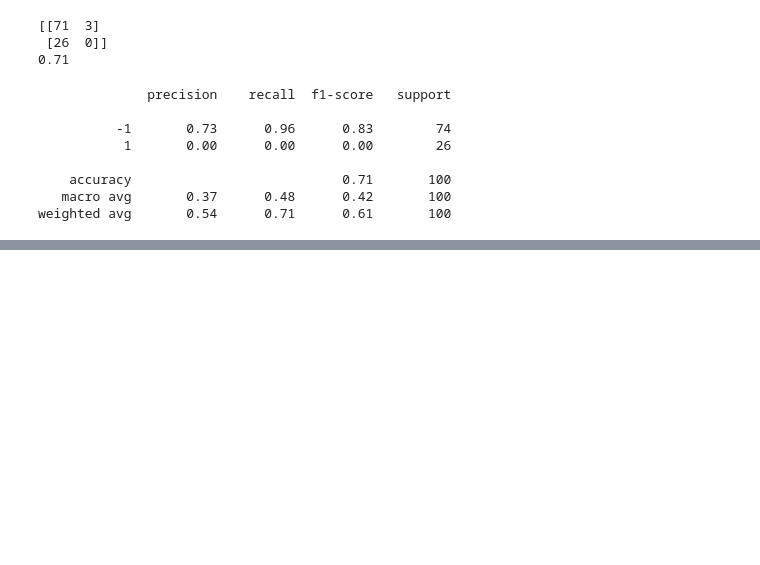
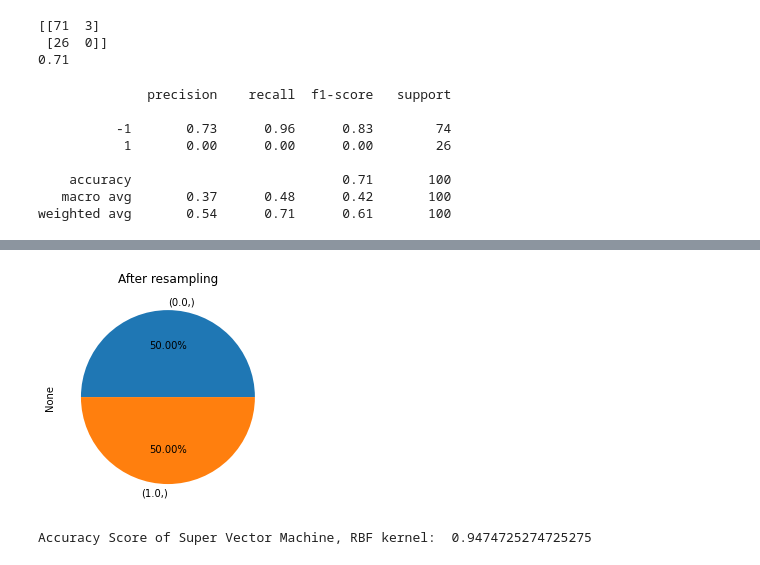
Before and after one commit to TrushaT/Data-Science-, a Jupyter notebook: DS_Exp8.ipynb, the cells around one changed output, grey strips where cells are left out. Saved outputs shown, nothing was run; the diff lists cells and outputs as text; code cells hidden in the pictures; blank space fills up the shorter version.

```diff
--- a/DS_Exp8.ipynb
+++ b/DS_Exp8.ipynb
@@ -335,0 +550,9 @@ weighted avg       0.54      0.71      0.61       100
+# %%
+sm = SMOTE( random_state=42)
+x_resampled, y_resampled = sm.fit_resample(x,y)
+# %%
+y_resampled_pd = pd.DataFrame(data=y_resampled)
+ax = y_resampled_pd.value_counts().plot.pie(autopct = '%.2f%%')
+_ = ax.set_title("After resampling")
+# %% [output]
+[figure, added]
@@ -335,0 +568,9 @@ weighted avg       0.54      0.71      0.61       100
+# %%
+from sklearn.metrics import accuracy_score
+
+svm_rbf = SVC(kernel='rbf')
+svm_rbf.fit(X_train_scaled, y_train)
+svm_rbf_pred = svm_rbf.predict(X_test_scaled)
+print('Accuracy Score of Super Vector Machine, RBF kernel: ', accuracy_score(y_test, svm_rbf_pred))
+# %% [output]
+Accuracy Score of Super Vector Machine, RBF kernel:  0.9474725274725275
```
Also changed, not shown: parts of 36 cells of this notebook.
